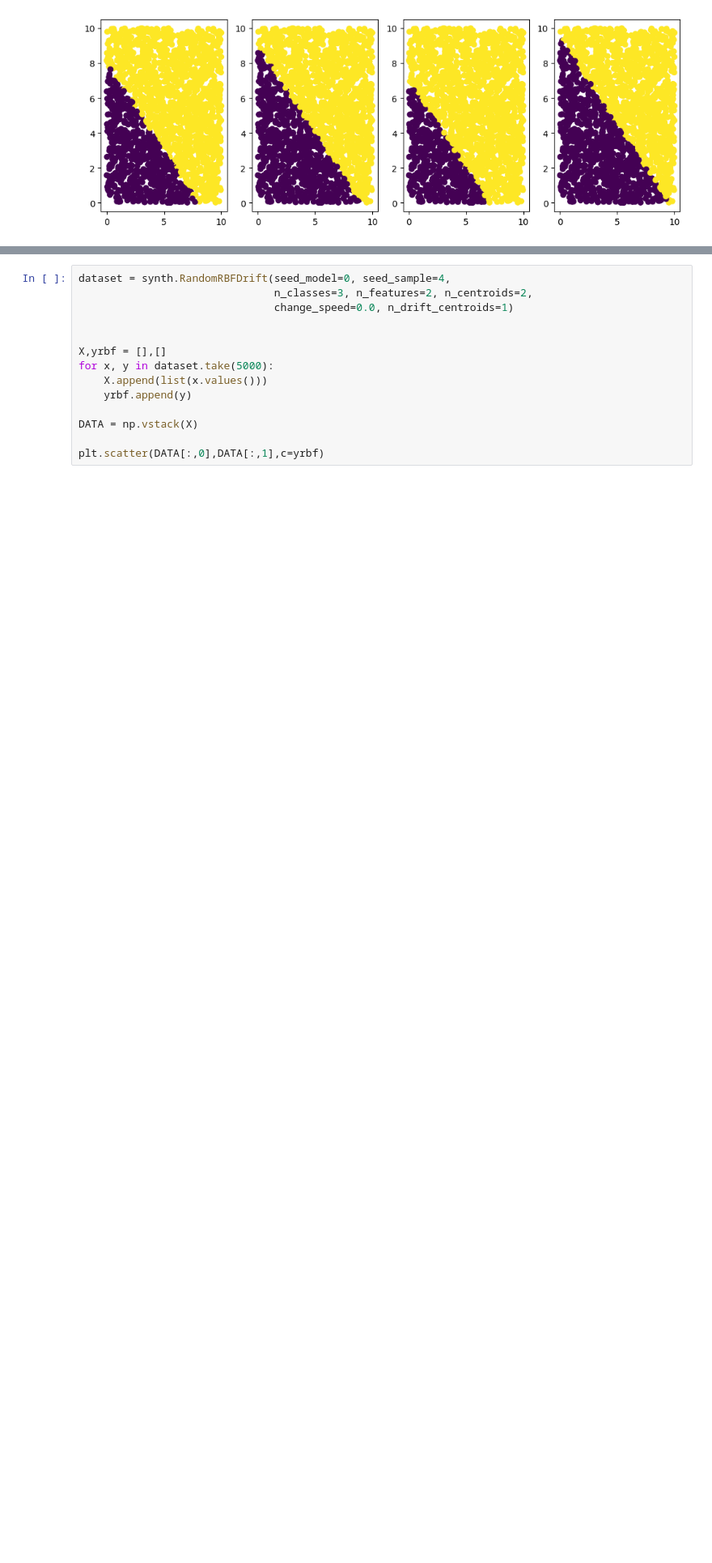
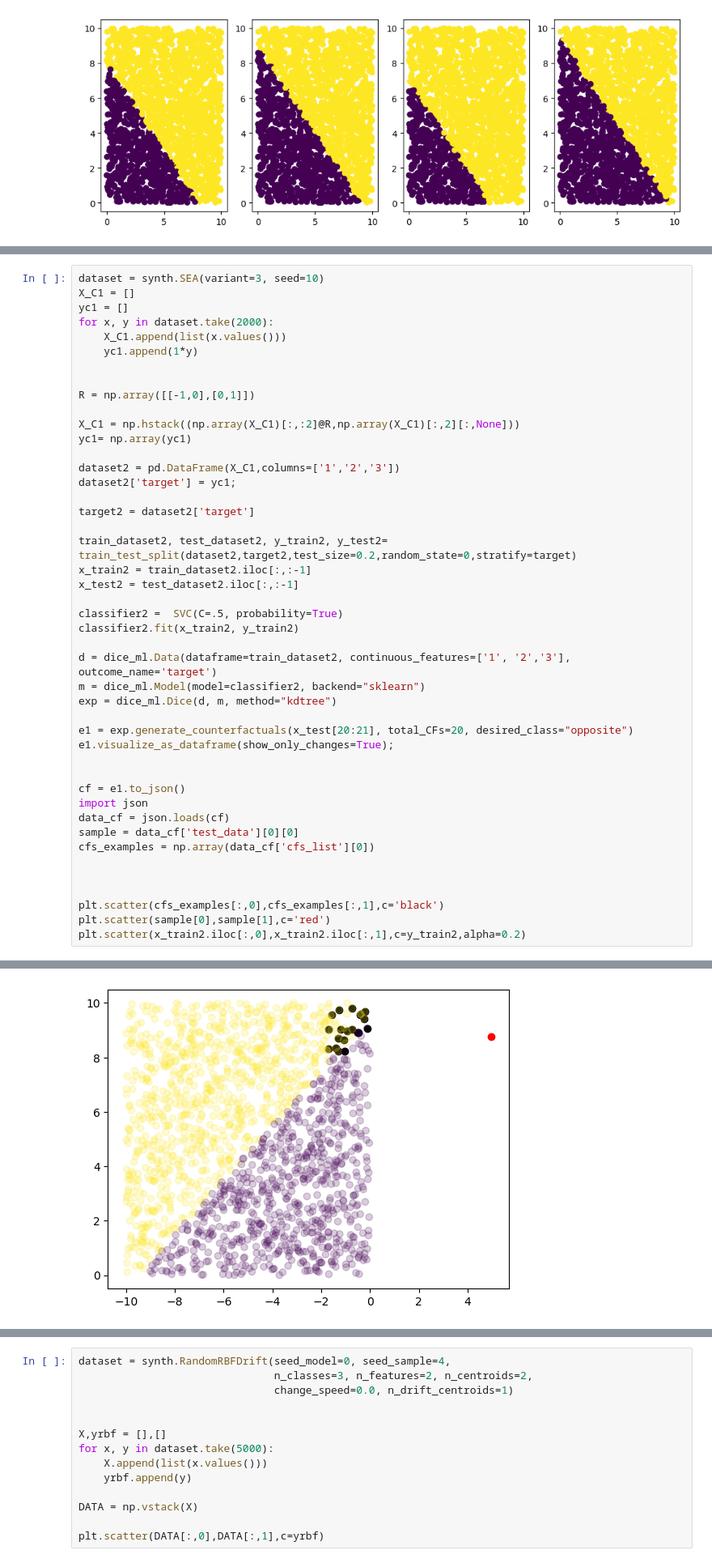
Before and after one commit to jsve96/CFCPD, a Jupyter notebook: Streams.ipynb, the cells around one changed output, grey strips where cells are left out. Shown at 81% size. Saved outputs shown, nothing was run; the diff lists cells and outputs as text; blank space fills up the shorter version.

```diff
--- a/Streams.ipynb
+++ b/Streams.ipynb
@@ -66,0 +209,46 @@ for variant in range(4):
+# %%
+dataset = synth.SEA(variant=3, seed=10)
+X_C1 = []
+yc1 = []
+for x, y in dataset.take(2000):
+    X_C1.append(list(x.values()))
+    yc1.append(1*y)
+
+
+R = np.array([[-1,0],[0,1]])
+
+X_C1 = np.hstack((np.array(X_C1)[:,:2]@R,np.array(X_C1)[:,2][:,None]))
+yc1= np.array(yc1)
+
+dataset2 = pd.DataFrame(X_C1,columns=['1','2','3'])
+dataset2['target'] = yc1;
+
+target2 = dataset2['target']
+
+train_dataset2, test_dataset2, y_train2, y_test2= train_test_split(dataset2,target2,test_size=0.2,random_state=0,stratify=target)
+x_train2 = train_dataset2.iloc[:,:-1]
+x_test2 = test_dataset2.iloc[:,:-1]
+
+classifier2 =  SVC(C=.5, probability=True)
+classifier2.fit(x_train2, y_train2)
+
+d = dice_ml.Data(dataframe=train_dataset2, continuous_features=['1', '2','3'], outcome_name='target')
+m = dice_ml.Model(model=classifier2, backend="sklearn")
+exp = dice_ml.Dice(d, m, method="kdtree")
+
+e1 = exp.generate_counterfactuals(x_test[20:21], total_CFs=20, desired_class="opposite")
+e1.visualize_as_dataframe(show_only_changes=True);
+
+
+cf = e1.to_json()
+import json
+data_cf = json.loads(cf)
+sample = data_cf['test_data'][0][0]
+cfs_examples = np.array(data_cf['cfs_list'][0])
+
+
+
+plt.scatter(cfs_examples[:,0],cfs_examples[:,1],c='black')
+plt.scatter(sample[0],sample[1],c='red')
+plt.scatter(x_train2.iloc[:,0],x_train2.iloc[:,1],c=y_train2,alpha=0.2)
+# %% [output]
@@ -66,0 +277 @@ for variant in range(4):
+[figure, added]
```
Also changed, not shown: parts of 9 cells of this notebook.
